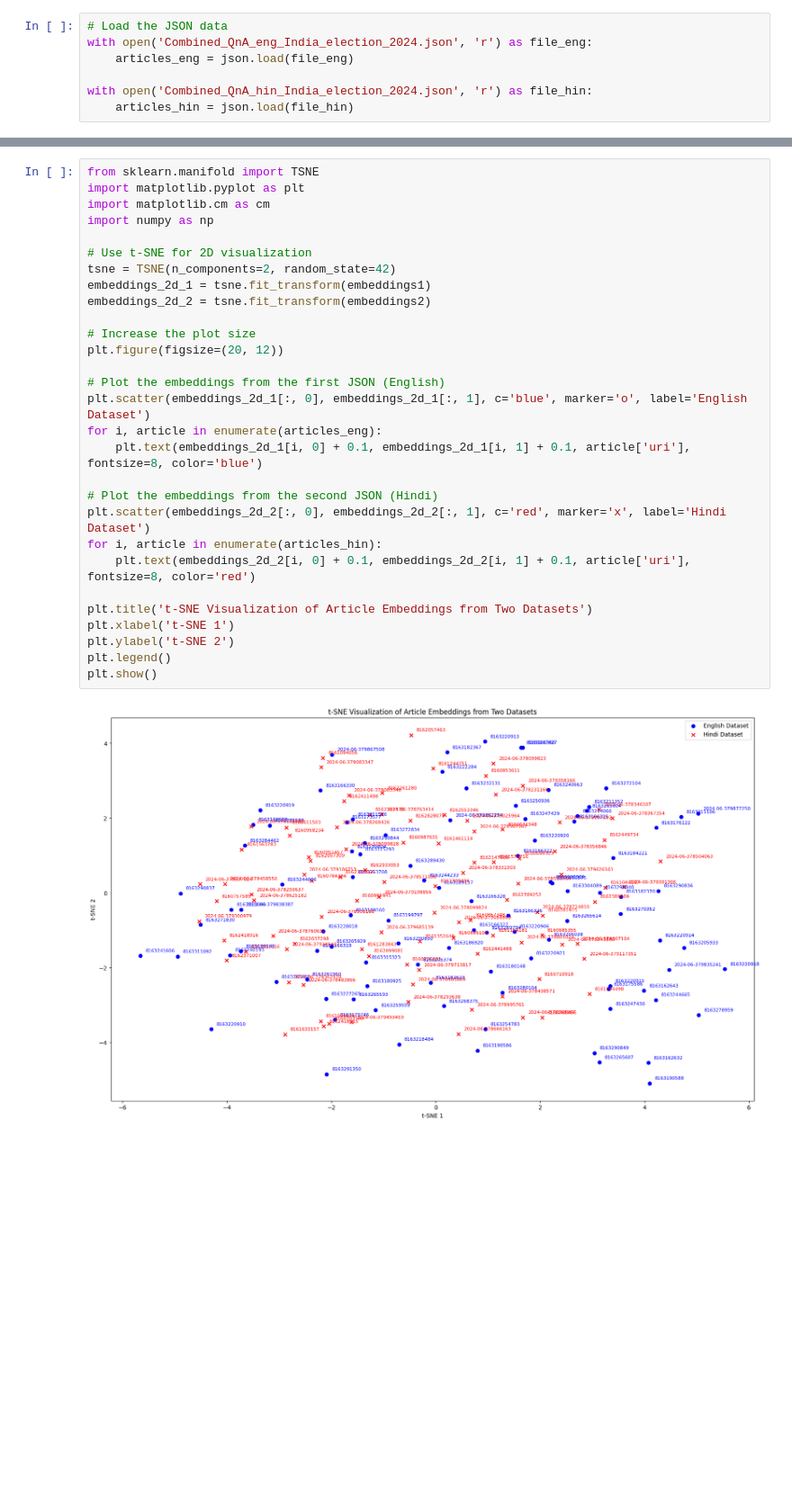
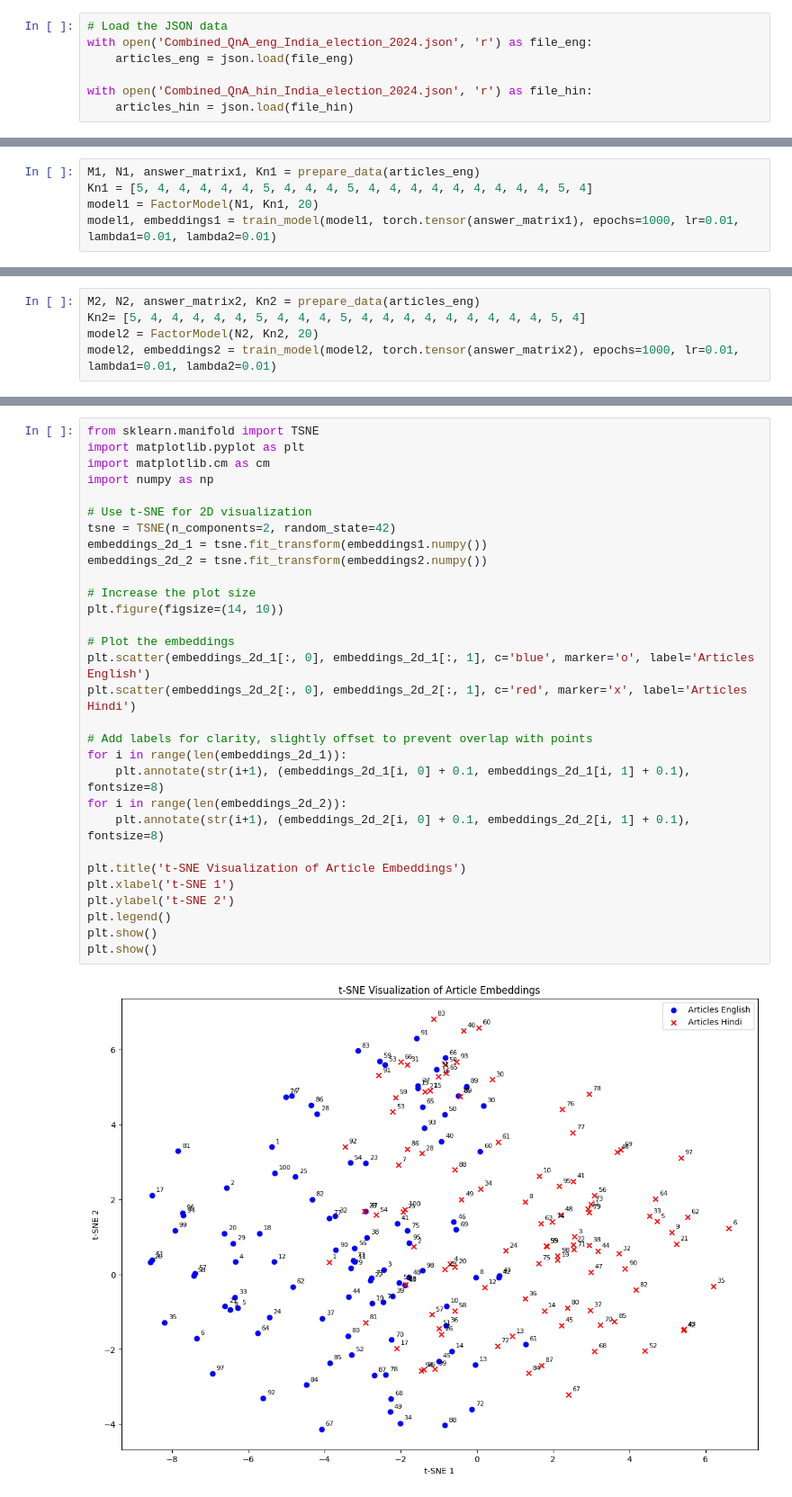
Before and after one commit to ritu1412/news_analysis, a Jupyter notebook: 100_article_analysis/factor_model.ipynb, the cells around one changed output, grey strips where cells are left out. Shown at 90% size. Drawn from its saved outputs; the diff is of its cells as text; blank space fills up the shorter version.

Commit message:
Updated factor model

```diff
--- a/100_article_analysis/factor_model.ipynb
+++ b/100_article_analysis/factor_model.ipynb
@@ -125,0 +98,5 @@ Epoch [100/100], Loss: 20835.3887
+# %%
+M1, N1, answer_matrix1, Kn1 = prepare_data(articles_eng)
+Kn1 = [5, 4, 4, 4, 4, 4, 5, 4, 4, 4, 5, 4, 4, 4, 4, 4, 4, 4, 4, 4, 5, 4]
+model1 = FactorModel(N1, Kn1, 20)
+model1, embeddings1 = train_model(model1, torch.tensor(answer_matrix1), epochs=1000, lr=0.01, lambda1=0.01, lambda2=0.01)
@@ -125,0 +118,5 @@ Epoch [100/100], Loss: 20835.3887
+# %%
+M2, N2, answer_matrix2, Kn2 = prepare_data(articles_eng)
+Kn2= [5, 4, 4, 4, 4, 4, 5, 4, 4, 4, 5, 4, 4, 4, 4, 4, 4, 4, 4, 4, 5, 4]
+model2 = FactorModel(N2, Kn2, 20)
+model2, embeddings2 = train_model(model2, torch.tensor(answer_matrix2), epochs=1000, lr=0.01, lambda1=0.01, lambda2=0.01)
@@ -126,31 +134,32 @@ Epoch [100/100], Loss: 20835.3887
 # %%
 from sklearn.manifold import TSNE
 import matplotlib.pyplot as plt
 import matplotlib.cm as cm
 import numpy as np
 
 # Use t-SNE for 2D visualization
 tsne = TSNE(n_components=2, random_state=42)
-embeddings_2d_1 = tsne.fit_transform(embeddings1)
-embeddings_2d_2 = tsne.fit_transform(embeddings2)
+embeddings_2d_1 = tsne.fit_transform(embeddings1.numpy())
+embeddings_2d_2 = tsne.fit_transform(embeddings2.numpy())
 
 # Increase the plot size
-plt.figure(figsize=(20, 12))
+plt.figure(figsize=(14, 10))
 
-# Plot the embeddings from the first JSON (English)
-plt.scatter(embeddings_2d_1[:, 0], embeddings_2d_1[:, 1], c='blue', marker='o', label='English Dataset')
-for i, article in enumerate(articles_eng):
-    plt.text(embeddings_2d_1[i, 0] + 0.1, embeddings_2d_1[i, 1] + 0.1, article['uri'], fontsize=8, color='blue')
+# Plot the embeddings
+plt.scatter(embeddings_2d_1[:, 0], embeddings_2d_1[:, 1], c='blue', marker='o', label='Articles English')
+plt.scatter(embeddings_2d_2[:, 0], embeddings_2d_2[:, 1], c='red', marker='x', label='Articles Hindi')
 
-# Plot the embeddings from the second JSON (Hindi)
-plt.scatter(embeddings_2d_2[:, 0], embeddings_2d_2[:, 1], c='red', marker='x', label='Hindi Dataset')
-for i, article in enumerate(articles_hin):
-    plt.text(embeddings_2d_2[i, 0] + 0.1, embeddings_2d_2[i, 1] + 0.1, article['uri'], fontsize=8, color='red')
+# Add labels for clarity, slightly offset to prevent overlap with points
+for i in range(len(embeddings_2d_1)):
+    plt.annotate(str(i+1), (embeddings_2d_1[i, 0] + 0.1, embeddings_2d_1[i, 1] + 0.1), fontsize=8)
+for i in range(len(embeddings_2d_2)):
+    plt.annotate(str(i+1), (embeddings_2d_2[i, 0] + 0.1, embeddings_2d_2[i, 1] + 0.1), fontsize=8)
 
-plt.title('t-SNE Visualization of Article Embeddings from Two Datasets')
+plt.title('t-SNE Visualization of Article Embeddings')
 plt.xlabel('t-SNE 1')
 plt.ylabel('t-SNE 2')
 plt.legend()
 plt.show()
+plt.show()
 # %% [output]
-[figure, old version]
+[figure, new version]
```
Also changed, not shown: parts of 19 cells of this notebook.
